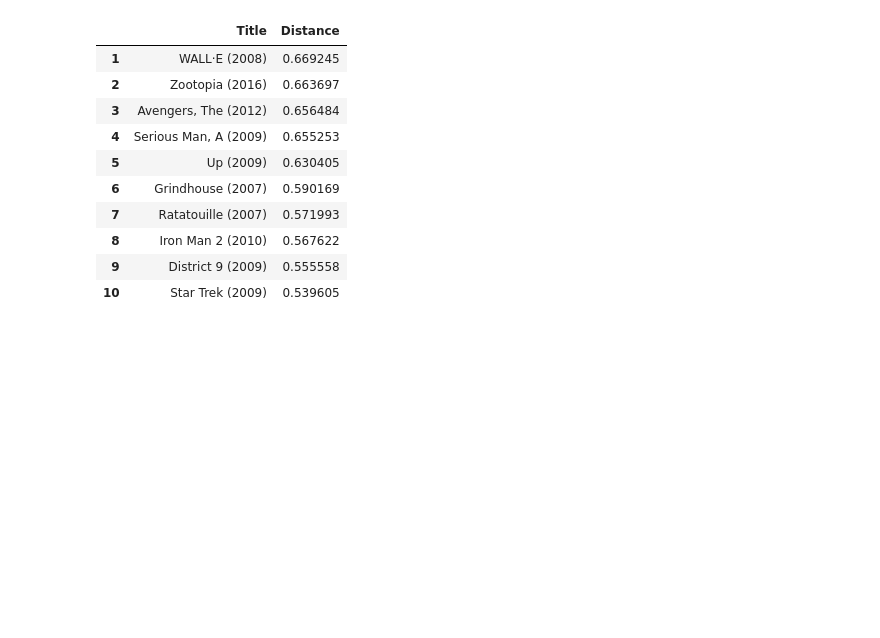
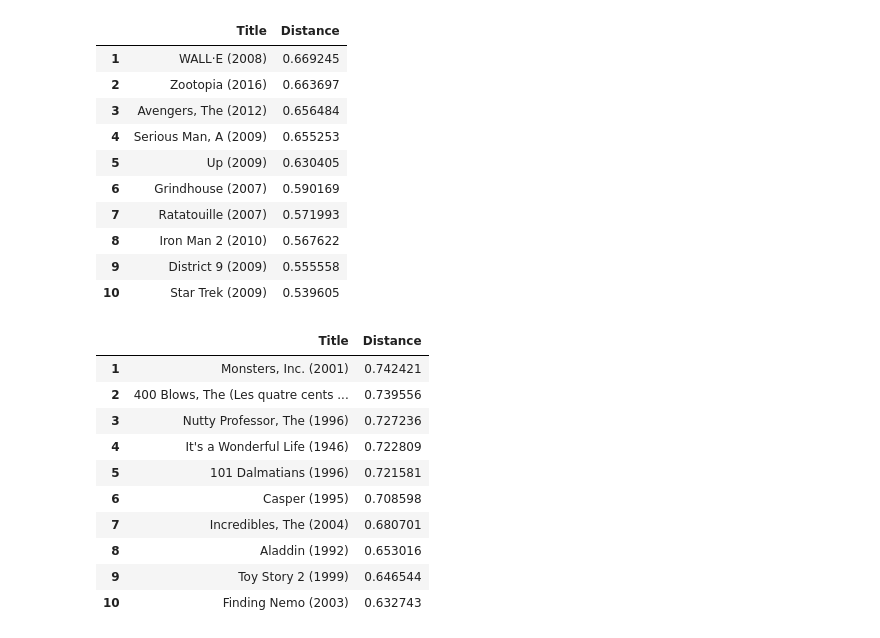
Before and after one commit to ngoduongkha/Recommendation-System, a Jupyter notebook: code.ipynb, the cells around one changed output. Drawn from its saved outputs; the diff is of its cells as text; code cells hidden in the pictures; blank space fills up the shorter version.

```diff
--- a/code.ipynb
+++ b/code.ipynb
@@ -359,3 +373,17 @@ get_movie_recommendation('Iron Man')
 | 8 | Iron Man 2 (2010) | 0.567622 |
 | 9 | District 9 (2009) | 0.555558 |
 | 10 | Star Trek (2009) | 0.539605 |
+# %%
+get_movie_recommendation('Toy Story')
+# %% [output]
+|  | Title | Distance |
+| 1 | Monsters, Inc. (2001) | 0.742421 |
+| 2 | 400 Blows, The (Les quatre cents ... | 0.739556 |
+| 3 | Nutty Professor, The (1996) | 0.727236 |
+| 4 | It's a Wonderful Life (1946) | 0.722809 |
+| 5 | 101 Dalmatians (1996) | 0.721581 |
+| 6 | Casper (1995) | 0.708598 |
+| 7 | Incredibles, The (2004) | 0.680701 |
+| 8 | Aladdin (1992) | 0.653016 |
+| 9 | Toy Story 2 (1999) | 0.646544 |
+| 10 | Finding Nemo (2003) | 0.632743 |
```
Also changed, not shown: parts of 1 cell of this notebook.
